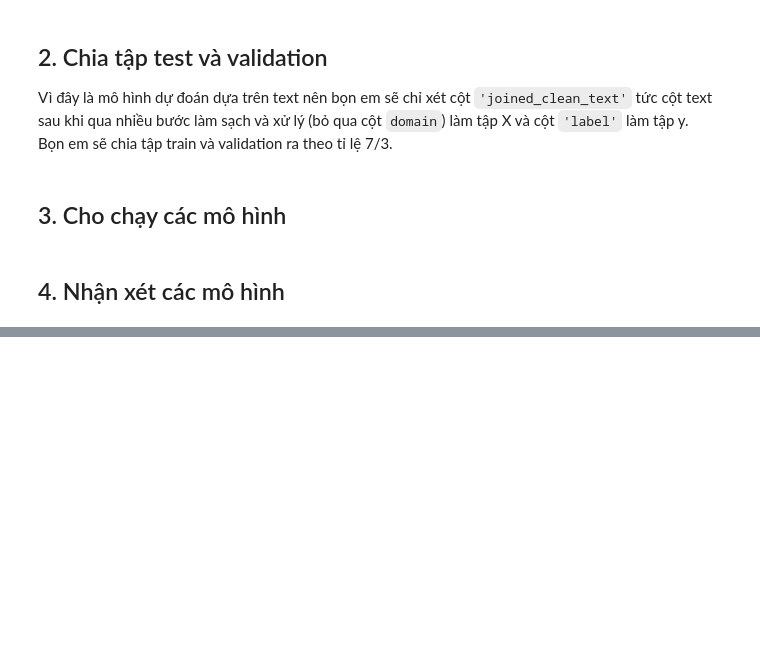
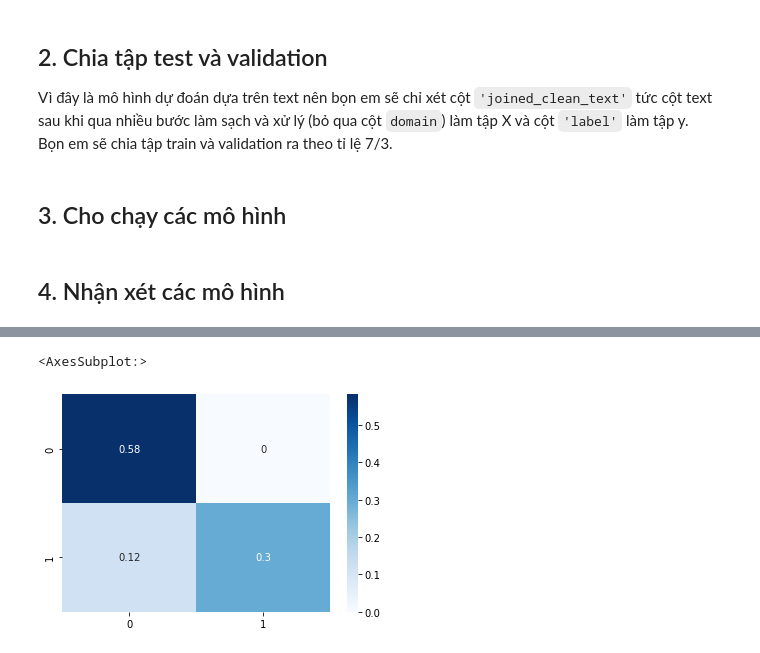
Before and after one commit to tonyvu1289/Project3-nmkhdl, a Jupyter notebook: Untitled.ipynb, the cells around one changed output, grey strips where cells are left out. Drawn from its saved outputs; the diff is of its cells as text; code cells hidden in the pictures; blank space fills up the shorter version.

```diff
--- a/Untitled.ipynb
+++ b/Untitled.ipynb
@@ -449,0 +489,5 @@ for model in models:
+# %%
+sns.heatmap(cm[1],annot=True,cmap='Blues')
+# %% [output]
+<AxesSubplot:>
+[figure, added]
```
Also changed, not shown: parts of 20 cells of this notebook.
